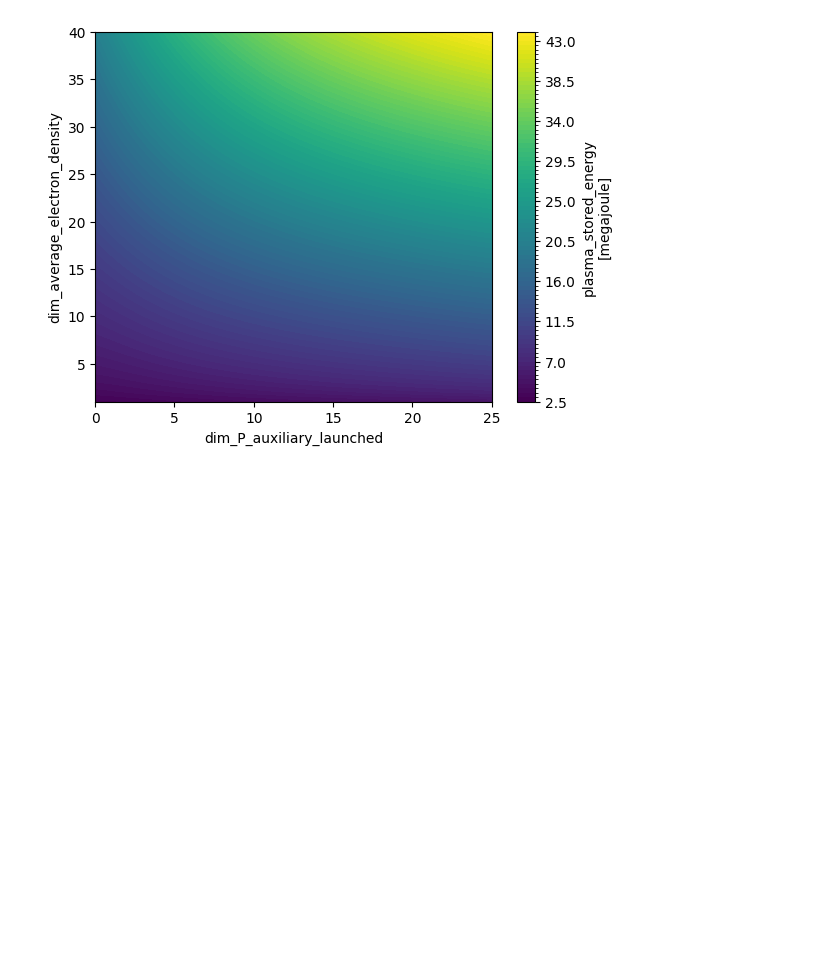
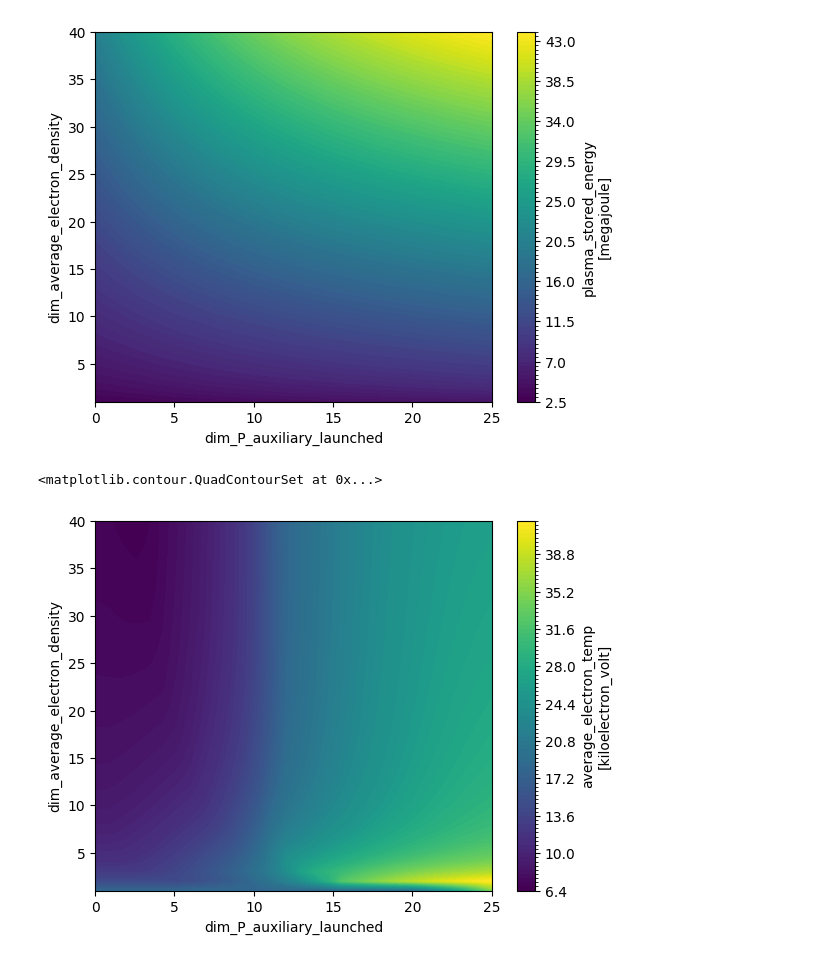
Before and after one commit to AudreySaltzman/cfspopcon, a Jupyter notebook: docs/doc_sources/Paux_ne_POPCON.ipynb, the cells around one changed output. Saved outputs shown, nothing was run; the diff lists cells and outputs as text; code cells hidden in the pictures; blank space fills up the shorter version.

```diff
--- a/docs/doc_sources/Paux_ne_POPCON.ipynb
+++ b/docs/doc_sources/Paux_ne_POPCON.ipynb
@@ -351,3 +351,34 @@ ds['plasma_stored_energy'].plot.contourf(levels = 100)
 # %% [output]
 <matplotlib.contour.QuadContourSet at 0x...>
 [figure]
+# %%
+algorithms = [
+    'calc_average_ion_temp_from_temperature_ratio',
+    'calc_peaked_profiles',
+    'calc_plasma_stored_energy',
+    'calc_intrinsic_radiated_power_from_core',
+    'calc_fusion_power', #TO DO: need to enforce P_fusion < 140 MW here
+    'calc_Spitzer_loop_resistivity',
+    'calc_neoclassical_loop_resistivity',
+    'calc_loop_voltage',
+    'calc_ohmic_power'
+]
+algorithms = [Algorithm.get_algorithm(alg) for alg in algorithms]
+
+update_powers_from_average_electron_temp = CompositeAlgorithm(algorithms, name="update_powers_from_average_electron_temp", register=False)
+# %%
+ds = update_powers_from_average_electron_temp.update_dataset(ds)
+ds['P_in']= ds['P_auxillary_launched'] + ds['P_ohmic'] + ds['P_alpha']
+algorithm2 = Algorithm.get_algorithm("calc_energy_confinement_time_from_P_in")
+ds = algorithm2.update_dataset(ds)
+ds['plasma_stored_energy'] = (ds['energy_confinement_time'] * ds['P_in']).pint.to(ureg.MJ)
+summed_impurity_concentration = ds['summed_impurity_density'] / ds['average_electron_density']
+denominator = 3 * ds['plasma_volume'] * (1 + (ds['dilution'] + summed_impurity_concentration) * ds['ion_to_electron_temp_ratio']) * ds['average_electron_density']
+denominator = denominator.pint.to(ureg.dimensionless)
+ds['average_electron_temp'] = 2 * ds['plasma_stored_energy'] / denominator
+ds['average_electron_temp'] = ds['average_electron_temp'].pint.to(ureg.keV)
+# %%
+ds['average_electron_temp'].plot.contourf(levels = 100)
+# %% [output]
+<matplotlib.contour.QuadContourSet at 0x...>
+[figure, added]
```
Also changed, not shown: parts of 8 cells of this notebook.
